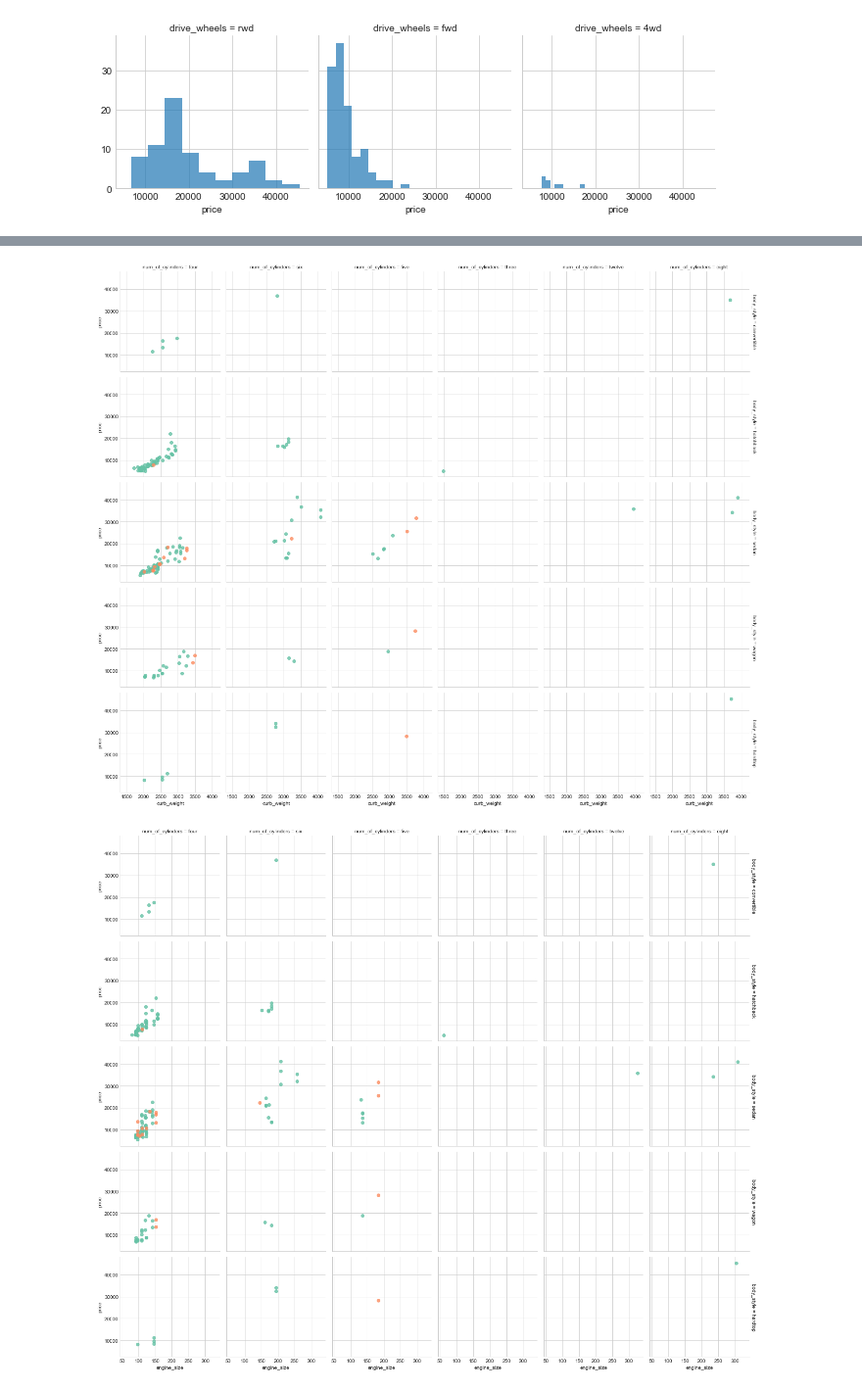
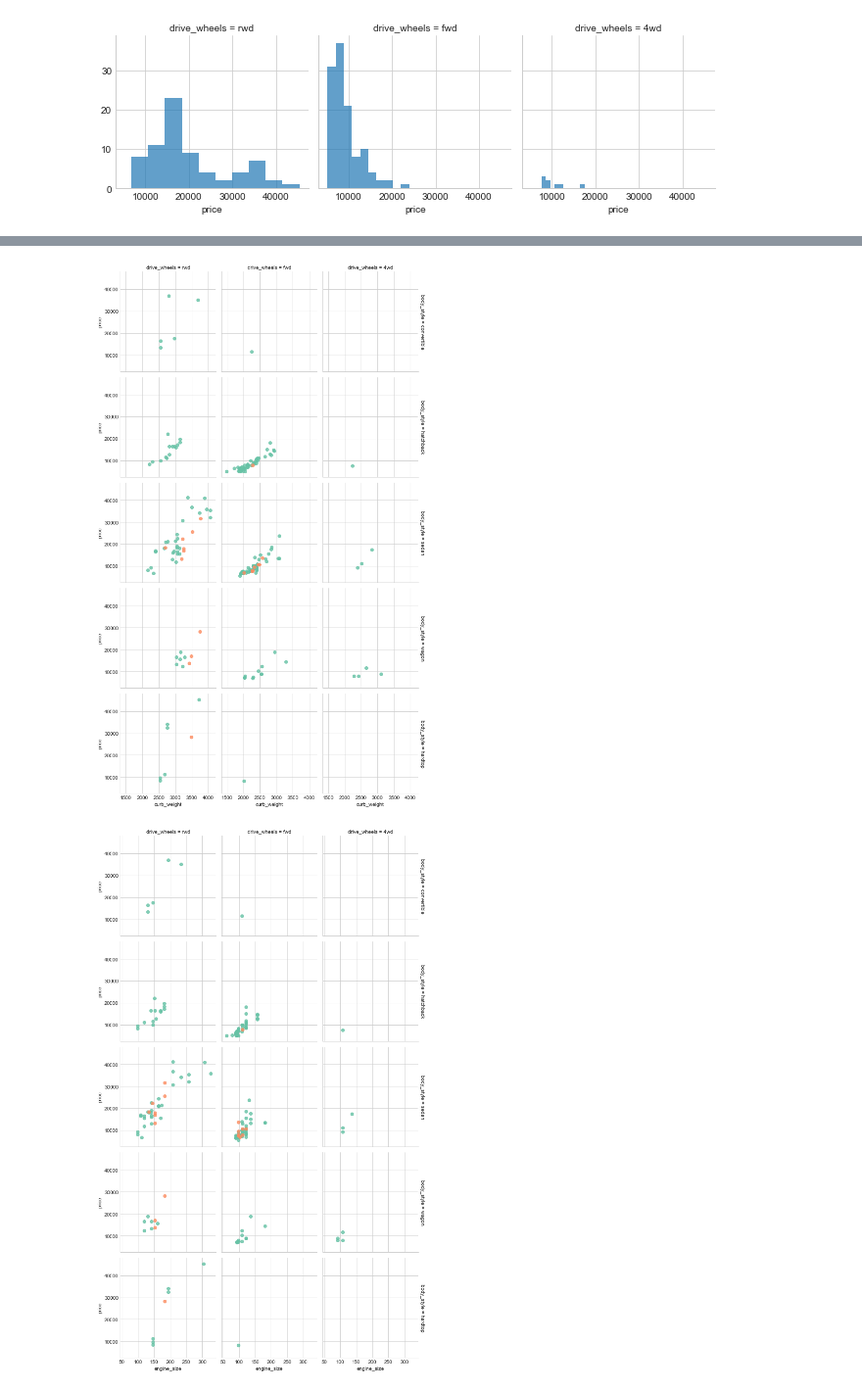
Before and after one commit to syslin/-MicrosoftLearning-Principles-of-Machine-Learning-Python, a Jupyter notebook: Module2/VisualizingDataForRegression.ipynb, the cells around one changed output, grey strips where cells are left out. Shown at 98% size. Drawn from its saved outputs; the diff is of its cells as text; code cells hidden in the pictures.

```diff
--- a/Module2/VisualizingDataForRegression.ipynb
+++ b/Module2/VisualizingDataForRegression.ipynb
@@ -619,15 +676,14 @@ The code in the cell below uses the Python seaborn package to create a two dimen
 # %%
 def cond_plot(cols):
     import IPython.html.widgets
     import seaborn as sns
     for col in cols:
-        g = sns.FacetGrid(auto_prices, col="num_of_cylinders", row = 'body_style',
+        g = sns.FacetGrid(auto_prices, col="drive_wheels", row = 'body_style',
                       hue="fuel_type", palette="Set2", margin_titles=True)
         g.map(sns.regplot, col, "price", fit_reg = False)
-#        g.map(sns.regplot, "engine_size", "price", fit_reg = False)
 
 num_cols = ["curb_weight", "engine_size", "city_mpg"]
 cond_plot(num_cols)
 # %% [output]
-[figure, old version]
+[figure, new version]
-[figure, old version]
+[figure, new version]
```
Also changed, not shown: parts of 31 cells of this notebook.
